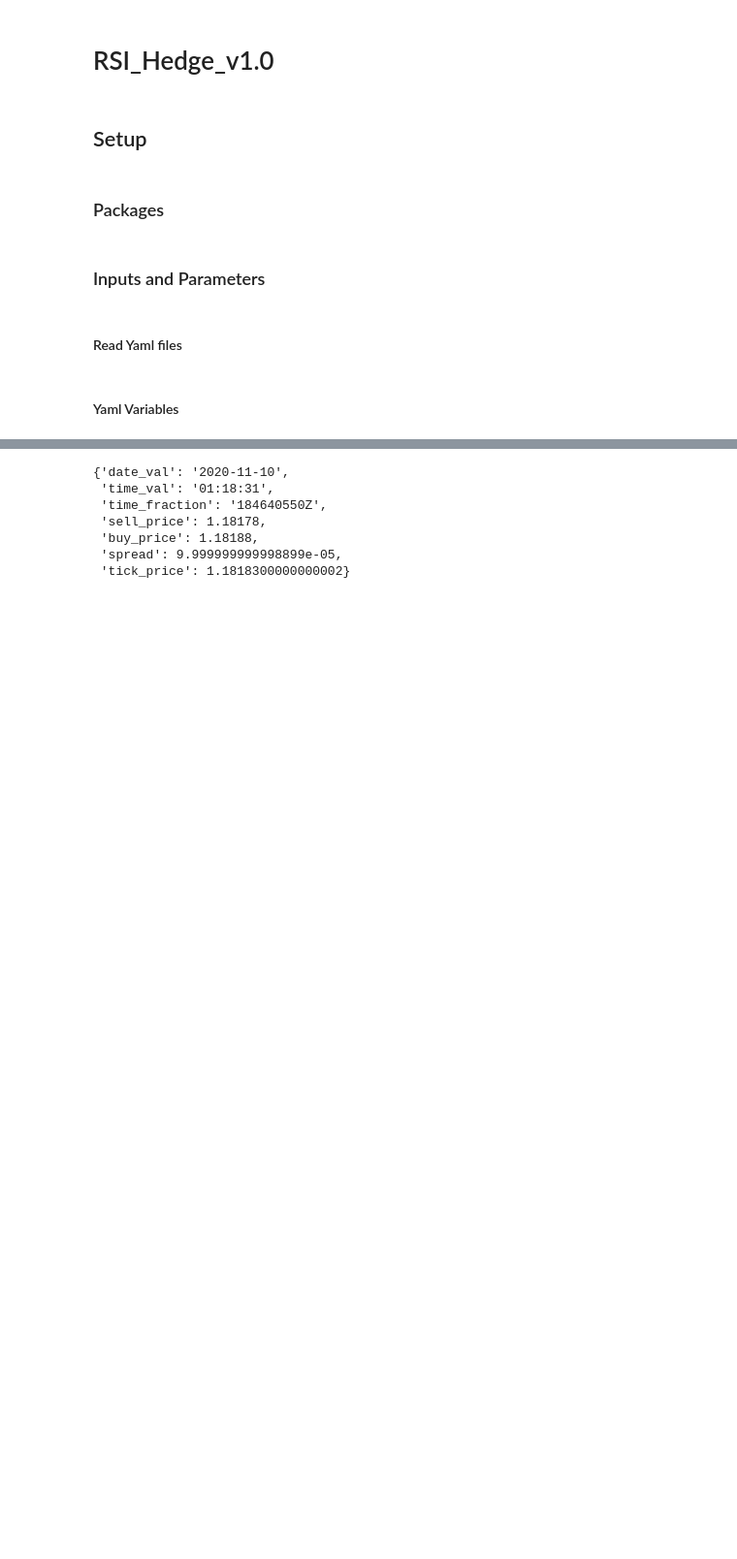
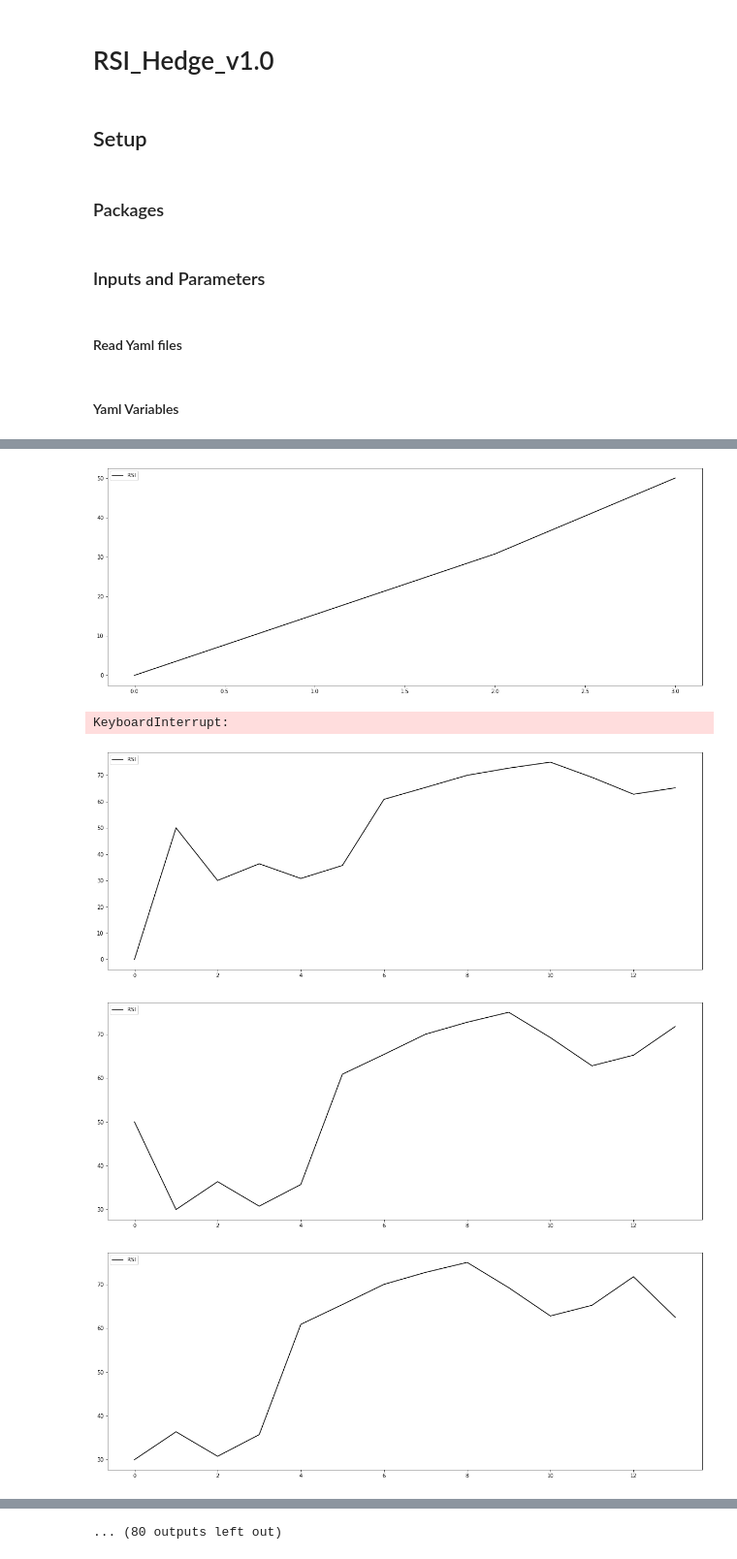
Before and after one commit to ramkumarr02/Oanda_Trading, a Jupyter notebook: RSI_Hedge_v1.0.ipynb, the cells around one changed output, grey strips where cells are left out. Shown at 97% size. Drawn from its saved outputs; the diff is of its cells as text; code cells hidden in the pictures; blank space fills up the shorter version.

```diff
--- a/RSI_Hedge_v1.0.ipynb
+++ b/RSI_Hedge_v1.0.ipynb
@@ -24,13 +24,11 @@ with open(temp_file) as temp_file:
 # %%
 access_token = config['oanda_demo_hedge']['token']
 accountID = config['oanda_demo_hedge']['account_id']
-instrument = "EUR_USD"
-pip_size = currs['currs'][instrument]['pip_size']
+data = {}
+data['instrument'] = "EUR_USD"
+data['pip_size'] = currs['currs'][data['instrument']]['pip_size']
 # %%
-params = {'instruments': instrument}
+params = {'instruments': data['instrument']}
 api = API(access_token = access_token)
 request_data = pricing.PricingStream(accountID=accountID, params=params)
 response_stream = api.request(request_data)
-
-iter_max = 2
-data = {}
@@ -42,0 +35,11 @@ def get_time_price():
+# %%
+data['iter_max'] = 300
+data['rsi_len'] = 14
+data['rsi_ready_flag'] = False
+data['tick_list'] = collections.deque([])
+data['UpPrice'] = collections.deque([])
+data['DownPrice'] = collections.deque([])
+data['AvgGain'] = collections.deque([])
+data['AvgLoss'] = collections.deque([])
+data['RS'] = collections.deque([])
+data['RSI'] = collections.deque([])
@@ -43,12 +134,29 @@ def get_time_price():
 # %%
 for i, resp in enumerate(response_stream):
-    if i == iter_max:
+    if i == data['iter_max']:
         break
     if resp['type'] == 'HEARTBEAT': # Heart beat response to keep the api connection alive (Avoid timeout)
         continue
-    get_time_price()
+
+    get_date_time(resp)
+    get_prices(resp)
 
     display.clear_output(wait = True)
+
+    if len(data['tick_list']) < data['rsi_len']:
+        before_rsi_len()
+        print(f"Building RSI Tick list : {len(data['tick_list'])}")
+        continue
+    elif len(data['tick_list']) == data['rsi_len']:
+        after_rsi_len()
+
     print(i)
-    print(data)
+    print(data['RSI'][-1])
+
+    fig, ax1 = plt.subplots(1,1, figsize=(20,7.5))
+
+    ax1.plot(data['RSI'], 'k' ,label="RSI")
+
+    ax1.legend(loc="upper left")
+    display.display(plt.gcf())
 # %% [output]
@@ -56,0 +165,5 @@ for i, resp in enumerate(response_stream):
+[figure, added]
+KeyboardInterrupt:
+[figure, added]
+[figure, added]
+[figure, added]
@@ -57,10 +176 @@ for i, resp in enumerate(response_stream):
+... (80 outputs left out)
-# %%
-data
-# %% [output]
-{'date_val': '2020-11-10',
- 'time_val': '01:18:31',
- 'time_fraction': '184640550Z',
- 'sell_price': 1.18178,
- 'buy_price': 1.18188,
- 'spread': 9.999999999998899e-05,
- 'tick_price': 1.1818300000000002}
```
Also changed, not shown: parts of 4 cells of this notebook.
